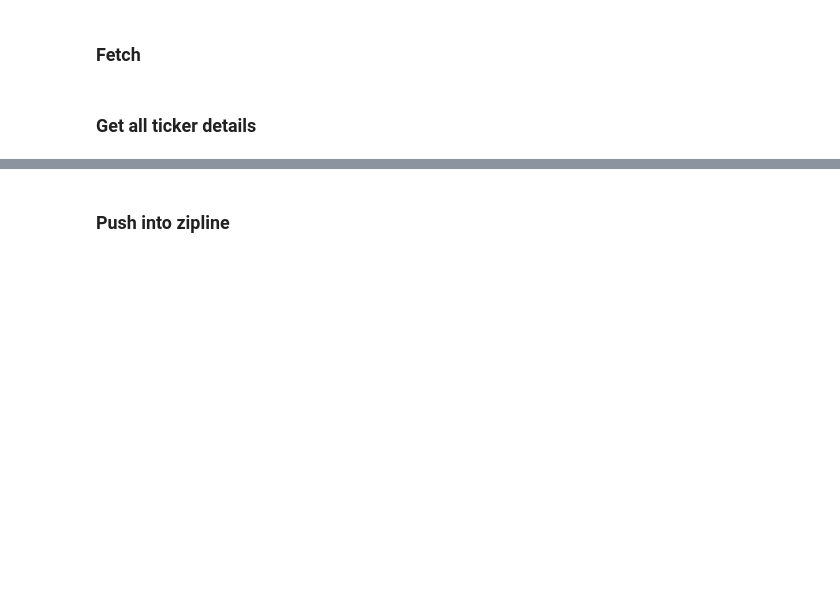
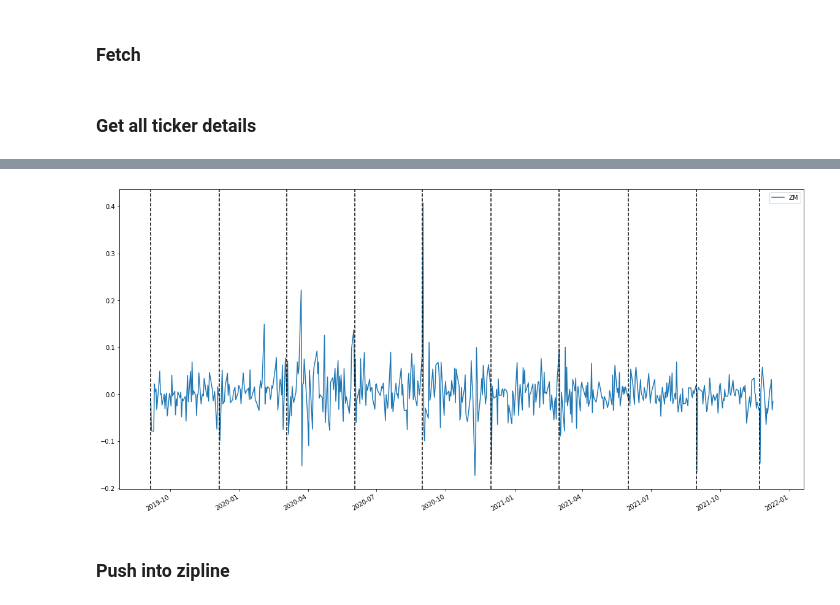
Before and after one commit to tranquilo12/WSB, a Jupyter notebook: notebooks/AllStocksFAST.ipynb, the cells around one changed output, grey strips where cells are left out. Saved outputs shown, nothing was run; the diff lists cells and outputs as text; code cells hidden in the pictures; blank space fills up the shorter version.

```diff
--- a/notebooks/AllStocksFAST.ipynb
+++ b/notebooks/AllStocksFAST.ipynb
@@ -276,3 +329,25 @@ returns_df = make_all_returns(all_df=all_df, tickers=tickers, calendar_schedule=
+# %%
+earnings_dates = [
+    "Nov 22, 2021",
+    "Aug 30, 2021",
+    "Jun 01, 2021",
+    "Mar 01, 2021",
+    "Nov 30, 2020",
+    "Aug 31, 2020",
+    "Jun 02, 2020",
+    "Mar 04, 2020",
+    "Dec 05, 2019",
+    "Sep 05, 2019"
+]
+
+earnings_dates = [datetime.datetime.strptime(x, "%b %d, %Y").date() for x in earnings_dates]
+# %%
+fig, ax = plt.subplots(figsize=(20, 10))
+tickers = ["ZM"]
+returns_df.loc[sorted(earnings_dates)[0]:, tickers].plot(ax=ax)
+ax1 = [ax.axvline(x, color='k', linestyle='--') for x in earnings_dates]
+# %% [output]
+[figure, added]
 # %% [markdown]
 ### Push into zipline
 # %%
```
Also changed, not shown: parts of 13 cells of this notebook, 10 other files.
